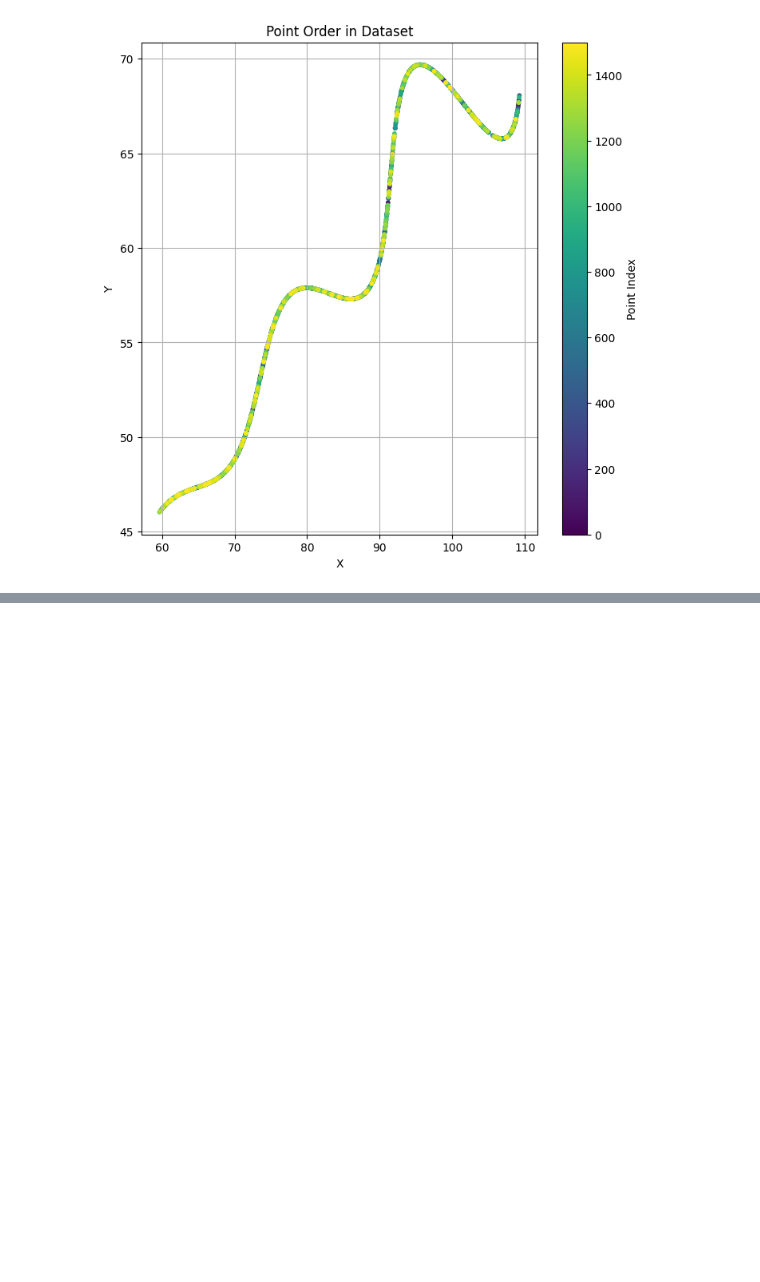
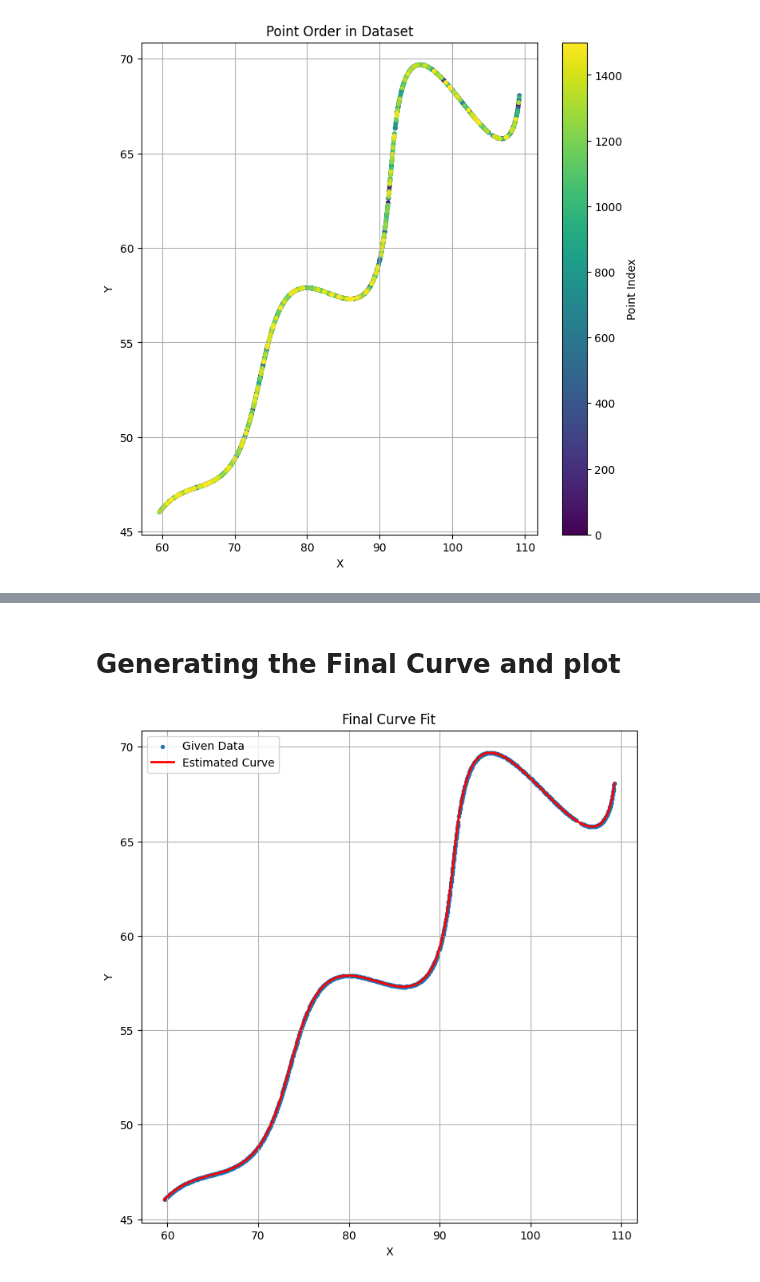
Before and after one commit to VikasiniS37/FLAMAPP_ASSIGNMENT, a Jupyter notebook: src/main.ipynb, the cells around one changed output, grey strips where cells are left out. Cells and saved outputs as stored; diff of their text form; code cells hidden in the pictures; blank space fills up the shorter version.

```diff
--- a/src/main.ipynb
+++ b/src/main.ipynb
@@ -270,0 +321,9 @@ plt.show()
+# %%
+result = differential_evolution(
+    objective,
+    bounds,
+    seed=42,
+    maxiter=300,
+    popsize=20,
+    polish=True
+)
@@ -270,0 +352,40 @@ plt.show()
+# %% [markdown]
+# Generating the Final Curve and plot
+# %%
+theta_rad = np.radians(theta)
+
+final_x, final_y = parametric_curve(
+    t,
+    theta_rad,
+    M,
+    X
+)
+# %%
+plt.figure(figsize=(8, 8))
+
+plt.scatter(
+    x,
+    y,
+    s=8,
+    label="Given Data"
+)
+
+plt.plot(
+    final_x,
+    final_y,
+    color="red",
+    linewidth=2,
+    label="Estimated Curve"
+)
+
+plt.xlabel("X")
+plt.ylabel("Y")
+plt.title("Final Curve Fit")
+
+plt.legend()
+
+plt.grid(True)
+
+plt.show()
+# %% [output]
+[figure, added]
```
Also changed, not shown: parts of 11 cells of this notebook.
